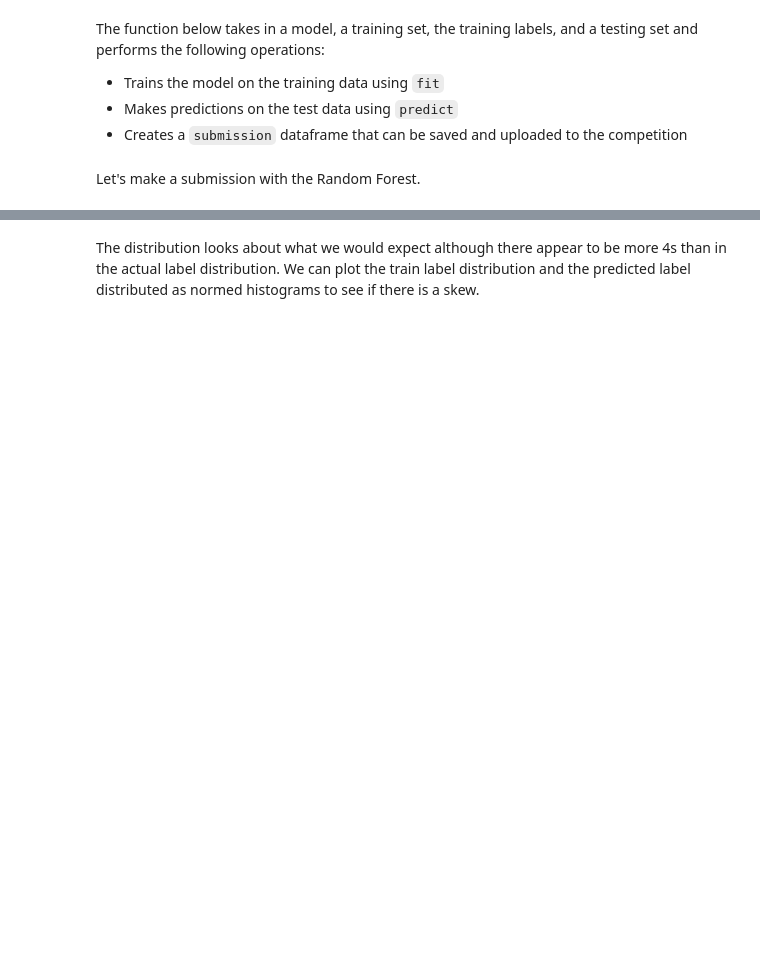
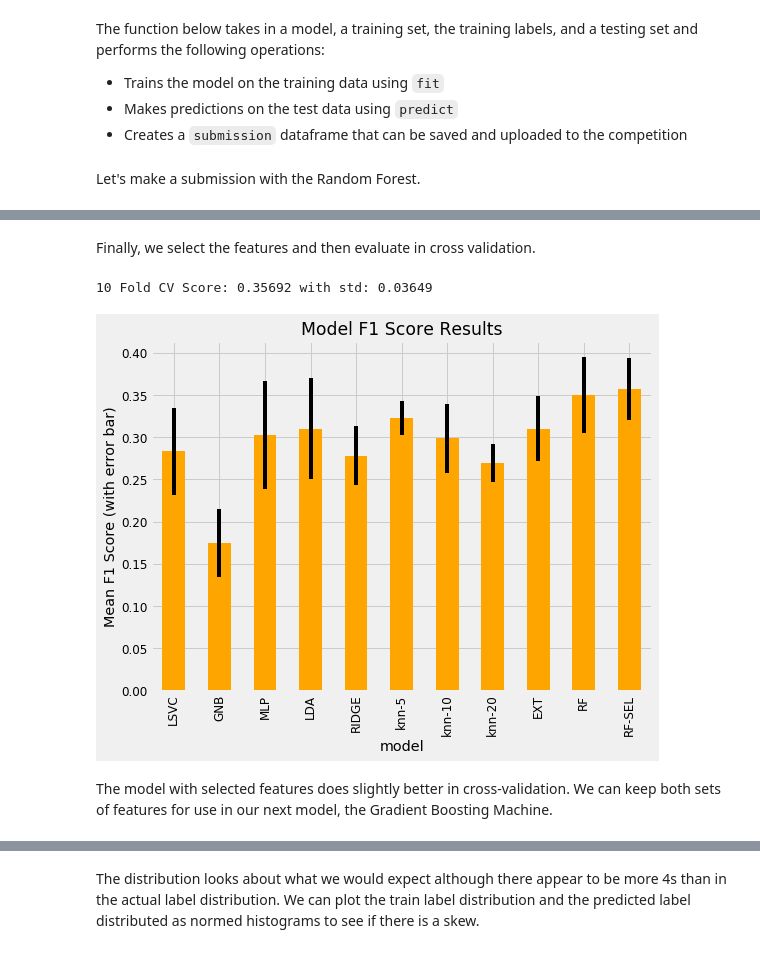
Before and after one commit to WillKoehrsen/data-science-for-good, a Jupyter notebook: costa-rican-poverty/1. A Complete Walkthrough.ipynb, the cells around one changed output, grey strips where cells are left out. Saved outputs shown, nothing was run; the diff lists cells and outputs as text; code cells hidden in the pictures; blank space fills up the shorter version.

```diff
--- a/costa-rican-poverty/1. A Complete Walkthrough.ipynb
+++ b/costa-rican-poverty/1. A Complete Walkthrough.ipynb
@@ -1789,0 +1872,20 @@ We can visualize the distribution of labels in the test data. This will serve as
+# %% [markdown]
+Finally, we select the features and then evaluate in cross validation.
+# %%
+train_selected = selector.transform(train_set)
+test_selected = selector.transform(test_set)
+# %%
+model_results = cv_model(train_selected, train_labels, model, 'RF-SEL', model_results)
+# %% [output]
+10 Fold CV Score: 0.35692 with std: 0.03649
+# %%
+model_results.set_index('model', inplace = True)
+model_results['cv_mean'].plot.bar(color = 'orange', figsize = (8, 6),
+                                  yerr = list(model_results['cv_std']))
+plt.title('Model F1 Score Results');
+plt.ylabel('Mean F1 Score (with error bar)');
+model_results.reset_index(inplace = True)
+# %% [output]
+[figure, added]
+# %% [markdown]
+The model with selected features does slightly better in cross-validation. We can keep both sets of features for use in our next model, the Gradient Boosting Machine.
```
Also changed, not shown: parts of 34 cells of this notebook, 3 other files.
